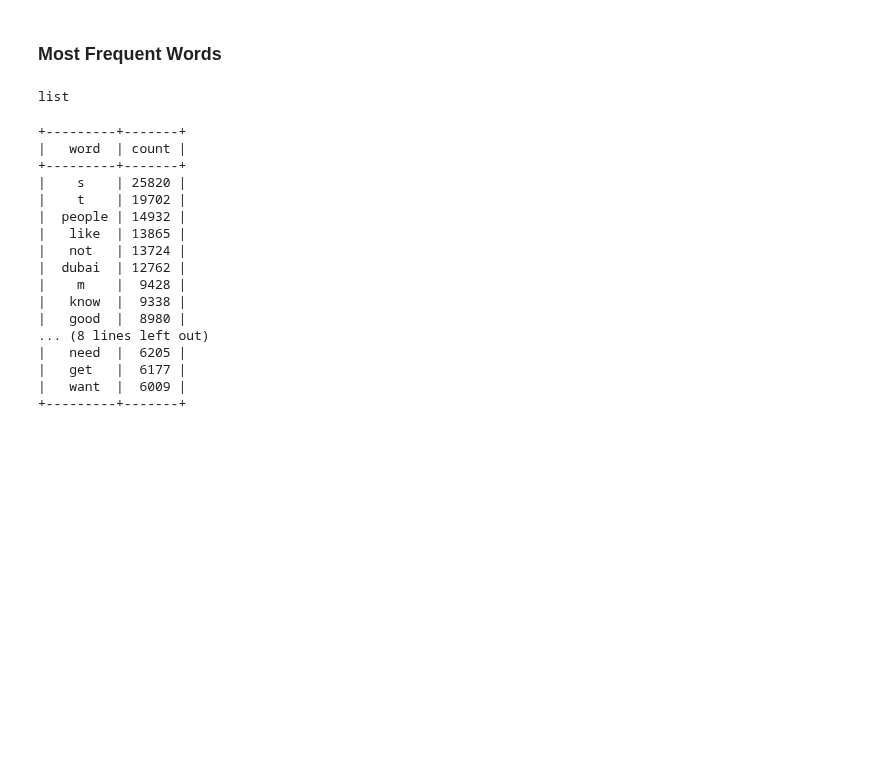
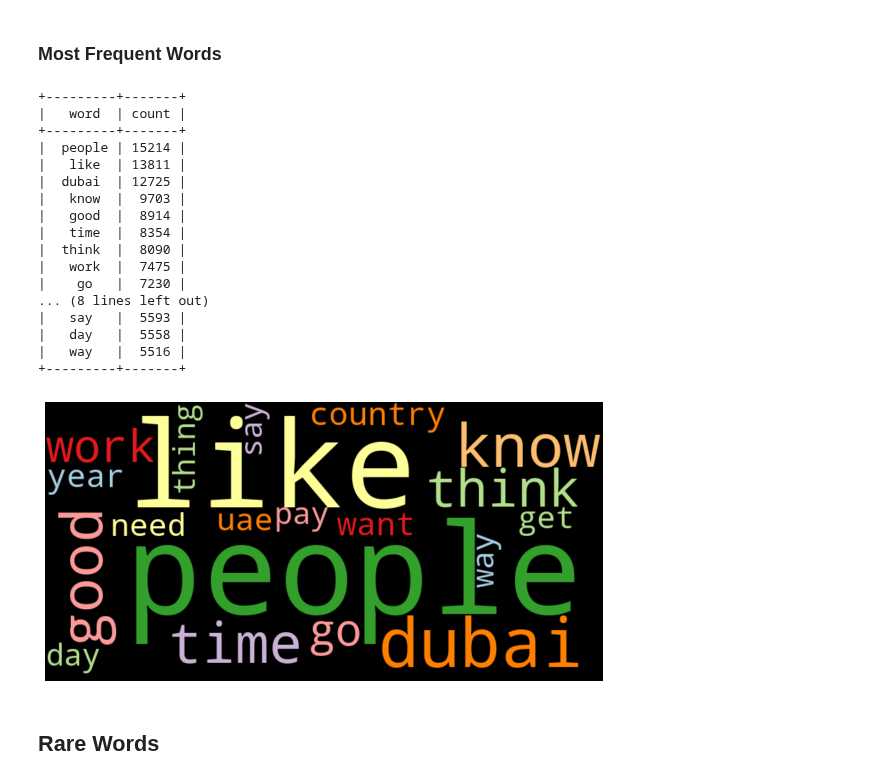
Before and after one commit to luisanomayo/MSc_Thesis_NLP_topic_modelling, a Jupyter notebook: data_exploration.ipynb, the cells around one changed output. Drawn from its saved outputs; the diff is of its cells as text; code cells hidden in the pictures; blank space fills up the shorter version.

```diff
--- a/data_exploration.ipynb
+++ b/data_exploration.ipynb
@@ -107,0 +96,19 @@ print(posts_per_year)
+# %%
+#random selection of 1% of dataset for manual labelling
+
+import random
+
+#distribution of posts between years
+year_counts
+
+#sample should not contain more than half of the entries for any of the years
+
+#calculate maximum entries as 1/2 of entries in each year
+max_entries_per_year = {year: count //2 for year, count in year_counts.items()}
+
+#list to hold selected entries for sample dataset
+sample = []
+
+#select at least one entry per year:
+for year, count in years_count_items():
+    sample.extend(random.sample(1,))
@@ -127,10 +136,5 @@ plt.show()
 # %% [markdown]
 ### **Most Frequent Words**
-# %%
-token_list = corpus.tokens.to_list()
-type(token_list[0])
-# %% [output]
-list
 # %%
 #list of all words in the dataframe
 all_words = [word for token_row in corpus['tokens'] for word in token_row]
@@ -140,7 +144,7 @@ fdist = FreqDist(all_words)
 
 common_words = fdist.most_common(20)
 
-#table of common words **if you wish
+#table of common words
 common_words_table = PrettyTable(['word', 'count'])
 for word, count in common_words:
     common_words_table.add_row([word, count])
@@ -150,17 +154,34 @@ print (common_words_table)
 +---------+-------+
 |   word  | count |
 +---------+-------+
-|    s    | 25820 |
-|    t    | 19702 |
-|  people | 14932 |
-|   like  | 13865 |
-|   not   | 13724 |
-|  dubai  | 12762 |
-|    m    |  9428 |
-|   know  |  9338 |
-|   good  |  8980 |
+|  people | 15214 |
+|   like  | 13811 |
+|  dubai  | 12725 |
+|   know  |  9703 |
+|   good  |  8914 |
+|   time  |  8354 |
+|  think  |  8090 |
+|   work  |  7475 |
+|    go   |  7230 |
 ... (8 lines left out)
-|   need  |  6205 |
-|   get   |  6177 |
-|   want  |  6009 |
+|   say   |  5593 |
+|   day   |  5558 |
+|   way   |  5516 |
 +---------+-------+
+# %%
+#wordcloud of most frequent words
+# Create a dictionary of rare words and their frequencies
+common_word_freq = {word: freq for word, freq in common_words}
+
+# Generate the word cloud
+wordcloud = WordCloud(width=800, height=400,  background_color="black", colormap="Paired").generate_from_frequencies(common_word_freq)
+
+# Plot the word cloud
+plt.figure(figsize=(10, 6))
+plt.imshow(wordcloud, interpolation='bilinear')
+plt.axis('off')
+plt.show()
+# %% [output]
+[figure, added]
+# %% [markdown]
+## **Rare Words**
```
Also changed, not shown: parts of 8 cells of this notebook.
